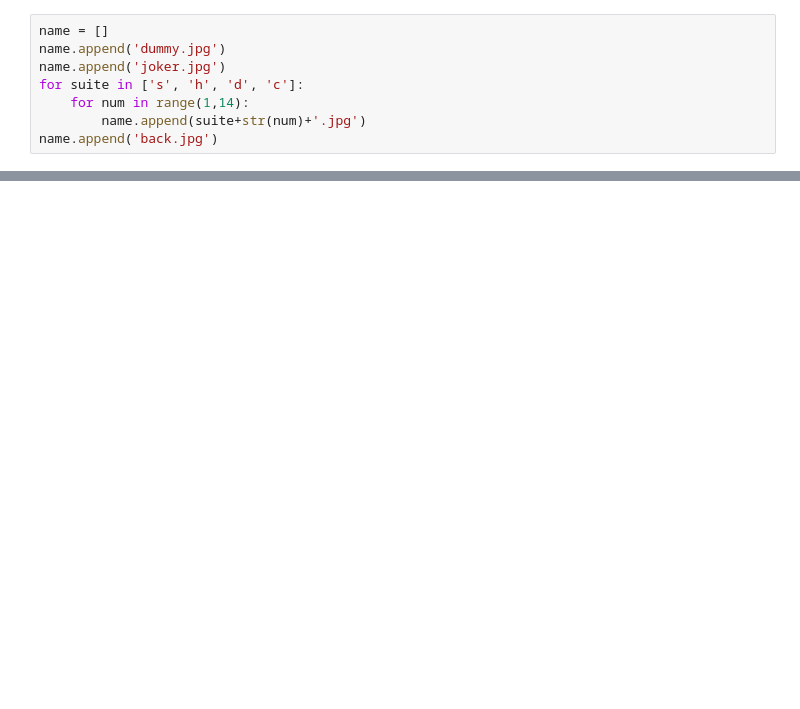
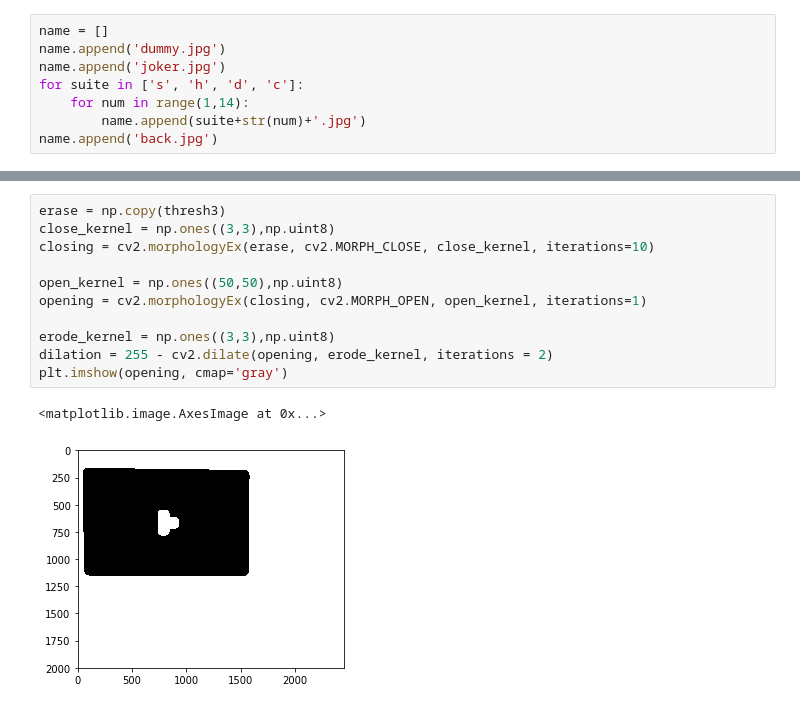
Before and after one commit to belger-dussen/playing_cards_detection, a Jupyter notebook: src/preprocess.ipynb, the cells around one changed output, grey strips where cells are left out. Saved outputs shown, nothing was run; the diff lists cells and outputs as text; blank space fills up the shorter version.

```diff
--- a/src/preprocess.ipynb
+++ b/src/preprocess.ipynb
@@ -73,0 +65,14 @@ plt.imshow(test)
+# %%
+erase = np.copy(thresh3)
+close_kernel = np.ones((3,3),np.uint8)
+closing = cv2.morphologyEx(erase, cv2.MORPH_CLOSE, close_kernel, iterations=10)
+
+open_kernel = np.ones((50,50),np.uint8)
+opening = cv2.morphologyEx(closing, cv2.MORPH_OPEN, open_kernel, iterations=1)
+
+erode_kernel = np.ones((3,3),np.uint8)
+dilation = 255 - cv2.dilate(opening, erode_kernel, iterations = 2)
+plt.imshow(opening, cmap='gray')
+# %% [output]
+<matplotlib.image.AxesImage at 0x...>
+[figure, added]
```
Also changed, not shown: parts of 21 cells of this notebook.
